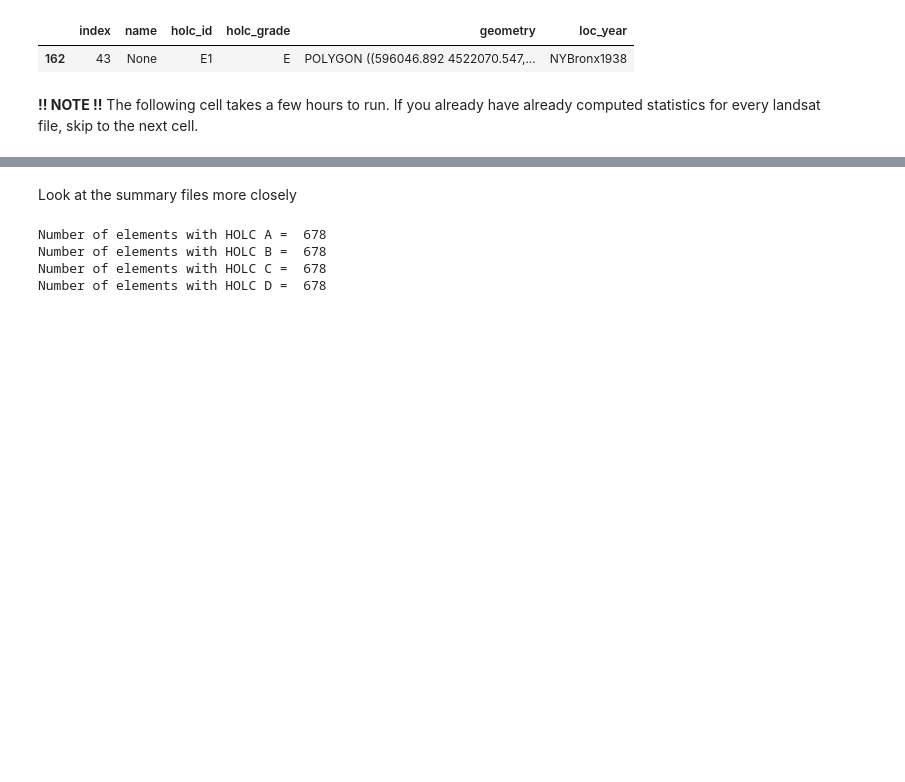
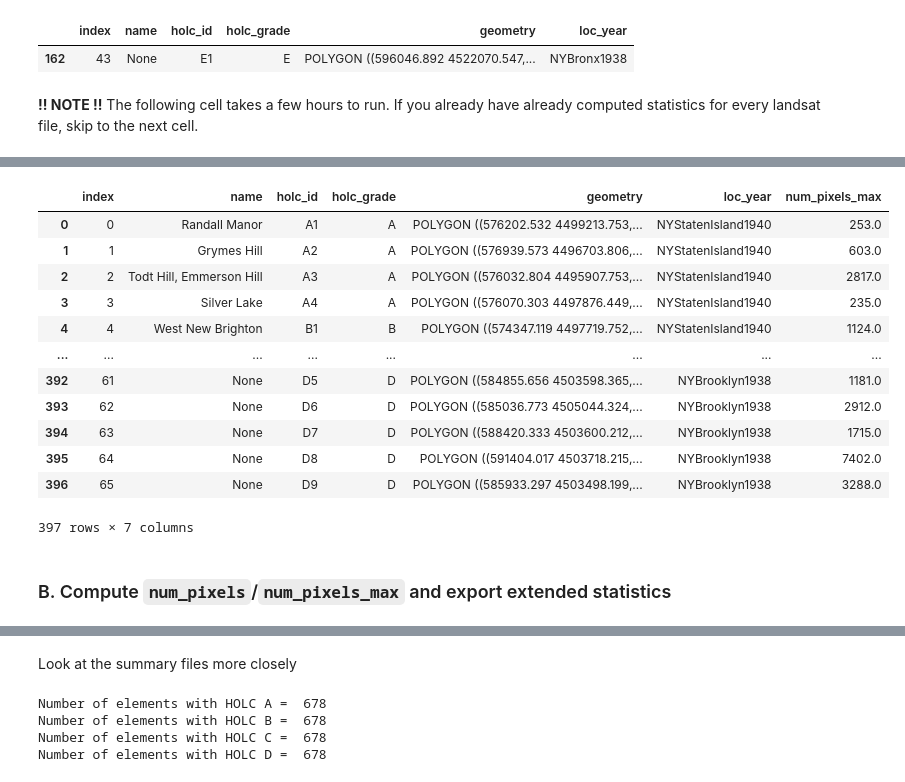
Before and after one commit to aderras/nyc-lst-ndvi, a Jupyter notebook: 00-notebooks/4_compute_summary_stats.ipynb, the cells around one changed output, grey strips where cells are left out. Drawn from its saved outputs; the diff is of its cells as text; code cells hidden in the pictures; blank space fills up the shorter version.

```diff
--- a/00-notebooks/4_compute_summary_stats.ipynb
+++ b/00-notebooks/4_compute_summary_stats.ipynb
@@ -51,6 +50,7 @@ DIR_DATA = DIR_PARENT + "/02-data"
 
 DIR_STATS = DIR_DATA + "/summary_stats"
 DIR_STATS_AGG = DIR_DATA + "/summary_stats_agg"
+DIR_STATS_T = DIR_DATA + "/summary_stats_temporal"
 
 DIR_BOUNDARIES = DIR_DATA + "/boundaries"
 DIR_BOUNDARIES_HOLC = DIR_BOUNDARIES + "/holc_nyc"
@@ -60,18 +60,16 @@ DIR_NDVI_CLIPPED_NYC = DIR_PARENT + "/02-data/ndvi_clipped_nyc"
 DIR_LST_CLIPPED_NYC = DIR_PARENT + "/02-data/lst_clipped_nyc"
 DIR_FIGS = DIR_PARENT + "/03-figs"
 
-keys_stats = ["median","mean","min","max","std"]
+keys_stats = ["median","mean","min","max","std","num_pixels"]
 
 def compute_stats(clipped_file):
     stats = {"median": clipped_file.median().values,
             "mean": clipped_file.mean().values,
             "min": clipped_file.min().values,
             "max": clipped_file.max().values,
-            "std": clipped_file.std().values}
+            "std": clipped_file.std().values,
+            "num_pixels:": np.count_nonzero(~np.isnan(clipped_file))}
     return stats
-
-def get_row_df(df, row_loc):
-    return df[df.index==row_loc]
 # %% [markdown]
 ## 1. Compute summary statistics for every HOLC file <a id="summary-calc"></a>
 
@@ -161,6 +166,7 @@ for fn in clipped_filenames:
         # USGS. Must mask the dataframe in order for statistics to be
         # accurate.
         clipped_masked = clipped.where(clipped != -0.0)
+        clipped_masked = clipped_masked.where(clipped_masked != 0.0)
         clipped_masked = clipped_masked.where(clipped_masked != -9999.0)
 
         df_holc_stats.loc[index,keys_stats] = compute_stats(
@@ -281,0 +265,38 @@ In this way, two aggregate files are generated: one for LST and one for NDVI. Th
+# %%
+"""Initialize a dataframe to store the maximum pixel number"""
+df_pixelnum = df_holc.copy()
+df_pixelnum["num_pixels_max"] = 0.0
+
+"""
+Import an arbitrary LST file and set all its values to 1. This will
+be used to clip and determine the maximum number of non-nan values
+in a HOLC boundary.
+"""
+fn = clipped_filenames[0]
+raster = rxr.open_rasterio(fn, masked=True)
+rasterones = raster.where(type(raster) == float, 1.0).squeeze()
+
+for index in range(len(df_holc)):
+    # For every HOLC polygon, clip the raster of ones to the boundary
+    # and compute the number of nonzero elements.
+    boundary_holc = get_row_df(df_holc,index)["geometry"]
+    clipped = rasterones.rio.clip(boundary_holc).squeeze()
+    df_pixelnum.loc[index,"num_pixels_max"] = np.count_nonzero(~np.isnan(clipped))
+
+df_pixelnum
+# %% [output]
+|  | index | name | holc_id | holc_grade | geometry | loc_year | num_pixels_max |
+| 0 | 0 | Randall Manor | A1 | A | POLYGON ((576202.532 4499213.753,... | NYStatenIsland1940 | 253.0 |
+| 1 | 1 | Grymes Hill | A2 | A | POLYGON ((576939.573 4496703.806,... | NYStatenIsland1940 | 603.0 |
+| 2 | 2 | Todt Hill, Emmerson Hill | A3 | A | POLYGON ((576032.804 4495907.753,... | NYStatenIsland1940 | 2817.0 |
+| 3 | 3 | Silver Lake | A4 | A | POLYGON ((576070.303 4497876.449,... | NYStatenIsland1940 | 235.0 |
+| 4 | 4 | West New Brighton | B1 | B | POLYGON ((574347.119 4497719.752,... | NYStatenIsland1940 | 1124.0 |
+| ... | ... | ... | ... | ... | ... | ... | ... |
+| 392 | 61 | None | D5 | D | POLYGON ((584855.656 4503598.365,... | NYBrooklyn1938 | 1181.0 |
+| 393 | 62 | None | D6 | D | POLYGON ((585036.773 4505044.324,... | NYBrooklyn1938 | 2912.0 |
+| 394 | 63 | None | D7 | D | POLYGON ((588420.333 4503600.212,... | NYBrooklyn1938 | 1715.0 |
+| 395 | 64 | None | D8 | D | POLYGON ((591404.017 4503718.215,... | NYBrooklyn1938 | 7402.0 |
+| 396 | 65 | None | D9 | D | POLYGON ((585933.297 4503498.199,... | NYBrooklyn1938 | 3288.0 |
+397 rows × 7 columns
+# %% [markdown]
+### B. Compute `num_pixels`/`num_pixels_max` and export extended statistics
```
Also changed, not shown: parts of 26 cells of this notebook.
